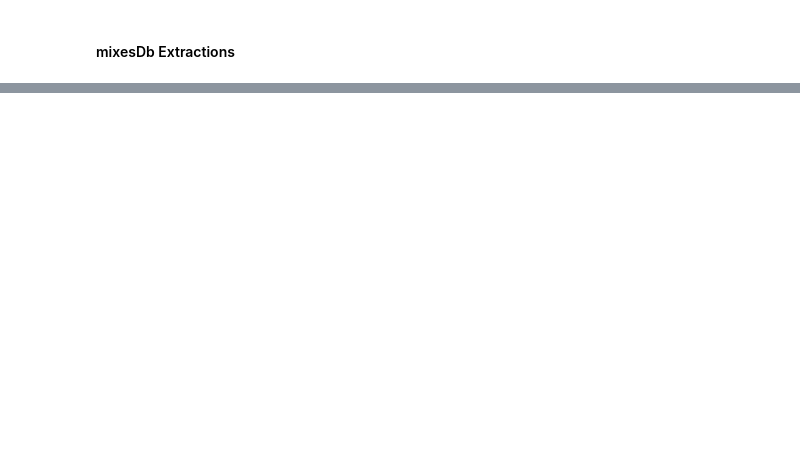
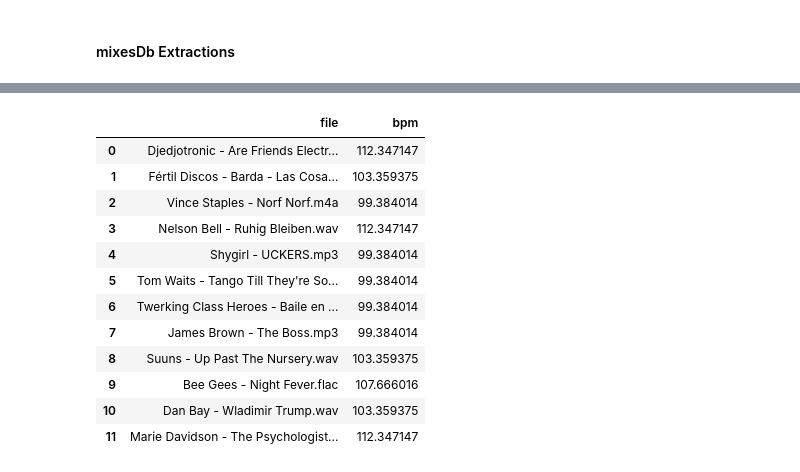
Before and after one commit to bjrnbrn/ContentBasedRecommender, a Jupyter notebook: project/ContentBasedMusicRecommendation.ipynb, the cells around one changed output, grey strips where cells are left out. Cells and saved outputs as stored; diff of their text form; code cells hidden in the pictures; blank space fills up the shorter version.

```diff
--- a/project/ContentBasedMusicRecommendation.ipynb
+++ b/project/ContentBasedMusicRecommendation.ipynb
@@ -194,0 +337,16 @@ plt.show()
+# %%
+filtered_sample
+# %% [output]
+|  | file | bpm |
+| 0 | Djedjotronic - Are Friends Electr... | 112.347147 |
+| 1 | Fértil Discos - Barda - Las Cosa... | 103.359375 |
+| 2 | Vince Staples - Norf Norf.m4a | 99.384014 |
+| 3 | Nelson Bell - Ruhig Bleiben.wav | 112.347147 |
+| 4 | Shygirl - UCKERS.mp3 | 99.384014 |
+| 5 | Tom Waits - Tango Till They're So... | 99.384014 |
+| 6 | Twerking Class Heroes - Baile en ... | 99.384014 |
+| 7 | James Brown - The Boss.mp3 | 99.384014 |
+| 8 | Suuns - Up Past The Nursery.wav | 103.359375 |
+| 9 | Bee Gees - Night Fever.flac | 107.666016 |
+| 10 | Dan Bay - Wladimir Trump.wav | 103.359375 |
+| 11 | Marie Davidson - The Psychologist... | 112.347147 |
```
Also changed, not shown: parts of 56 cells of this notebook, 7 other files.
